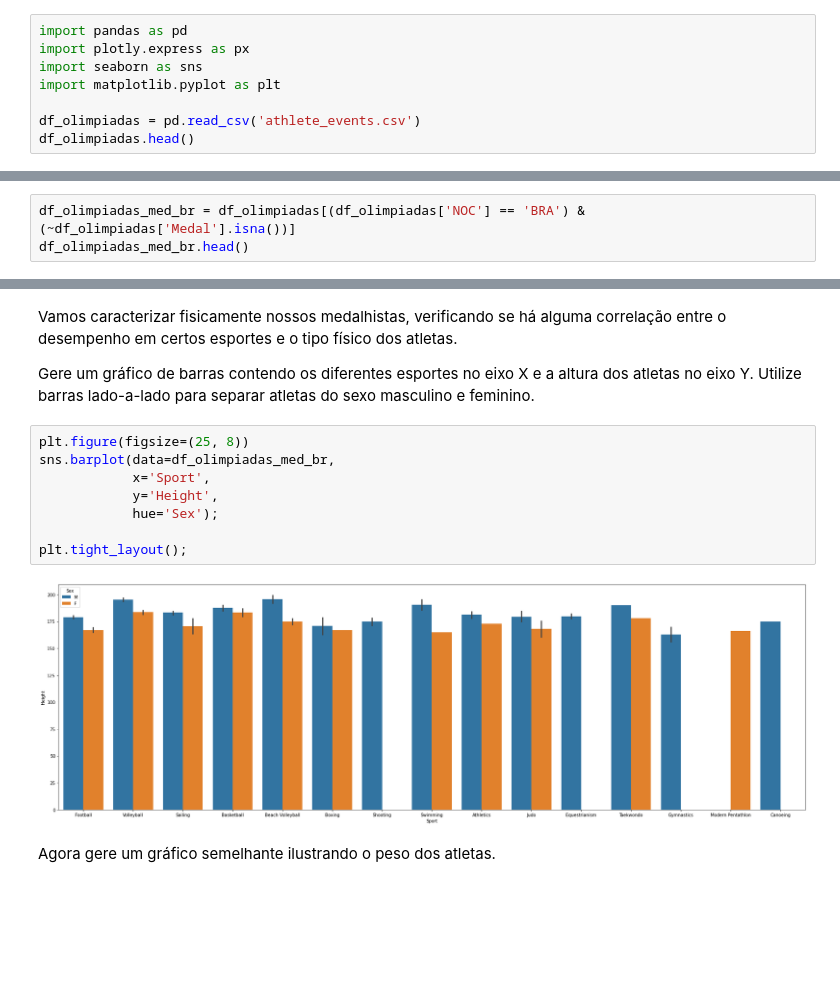
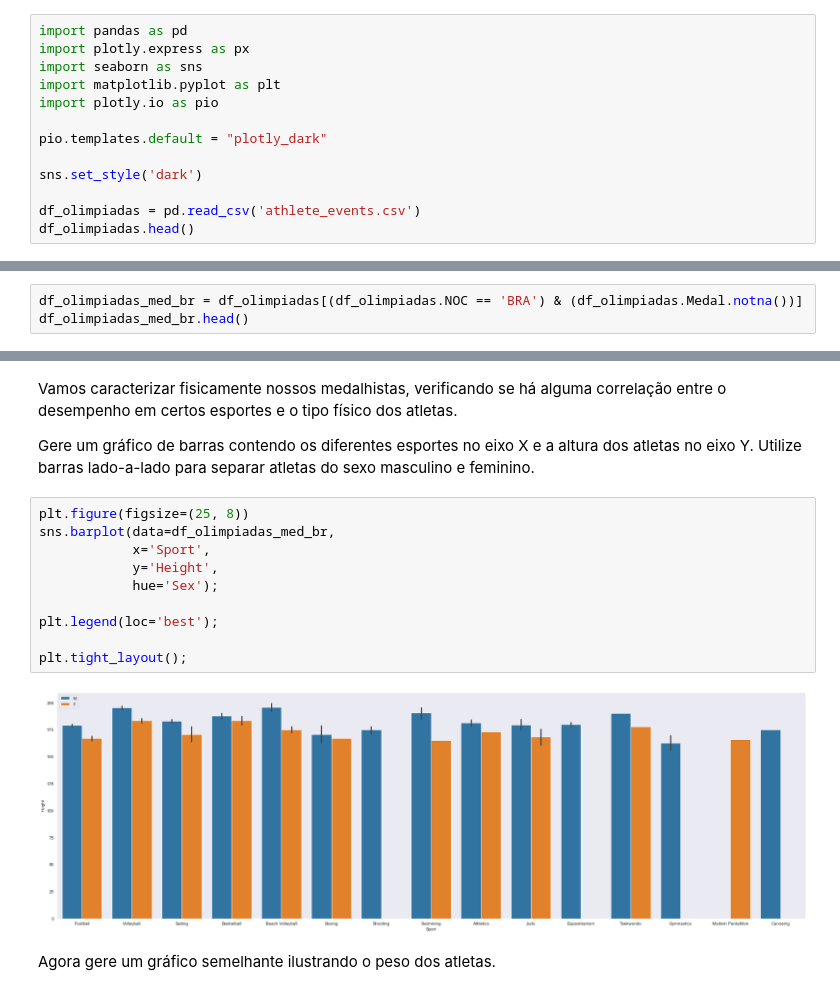
Before and after one commit to CylexTTY/Lets_Code_Python_Modulo3, a Jupyter notebook: Projeto_Pandas/Projeto_Dataviz.ipynb, the cells around one changed output, grey strips where cells are left out. Saved outputs shown, nothing was run; the diff lists cells and outputs as text; blank space fills up the shorter version.

```diff
--- a/Projeto_Pandas/Projeto_Dataviz.ipynb
+++ b/Projeto_Pandas/Projeto_Dataviz.ipynb
@@ -20,6 +20,11 @@ import pandas as pd
 import plotly.express as px
 import seaborn as sns
 import matplotlib.pyplot as plt
+import plotly.io as pio
+
+pio.templates.default = "plotly_dark"
+
+sns.set_style('dark')
 
 df_olimpiadas = pd.read_csv('athlete_events.csv')
 df_olimpiadas.head()
@@ -35,7 +40,7 @@ df_olimpiadas.head()
 
 Vamos começar filtrando novamente os dados que iremos trabalhar. Crie um DataFrame contendo apenas informações sobre atletas **medalhistas** brasileiros.
 # %%
-df_olimpiadas_med_br = df_olimpiadas[(df_olimpiadas['NOC'] == 'BRA') & (~df_olimpiadas['Medal'].isna())]
+df_olimpiadas_med_br = df_olimpiadas[(df_olimpiadas.NOC == 'BRA') & (df_olimpiadas.Medal.notna())]
 df_olimpiadas_med_br.head()
 # %% [output]
 |  | ID | Name | Sex | Age | Height | Weight | Team | NOC | Games | Year | Season | ... |
@@ -51,13 +56,15 @@ Gere um gráfico de barras contendo os diferentes esportes no eixo X e a altura
 # %%
 plt.figure(figsize=(25, 8))
 sns.barplot(data=df_olimpiadas_med_br,
             x='Sport',
             y='Height',
             hue='Sex');
 
+plt.legend(loc='best');
+
 plt.tight_layout();
 # %% [output]
-[figure, old version]
+[figure, new version]
 # %% [markdown]
 Agora gere um gráfico semelhante ilustrando o peso dos atletas.
 # %%
```
Also changed, not shown: parts of 44 cells of this notebook.
